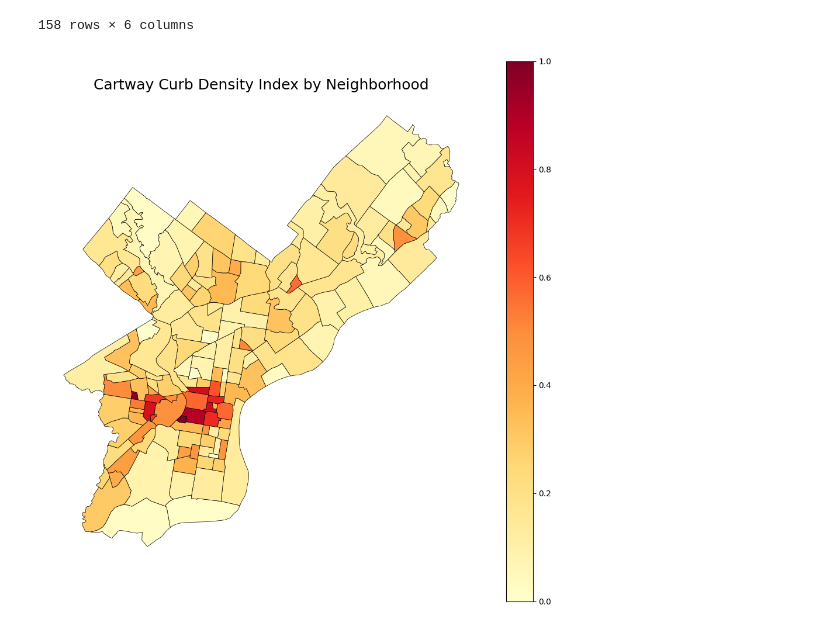
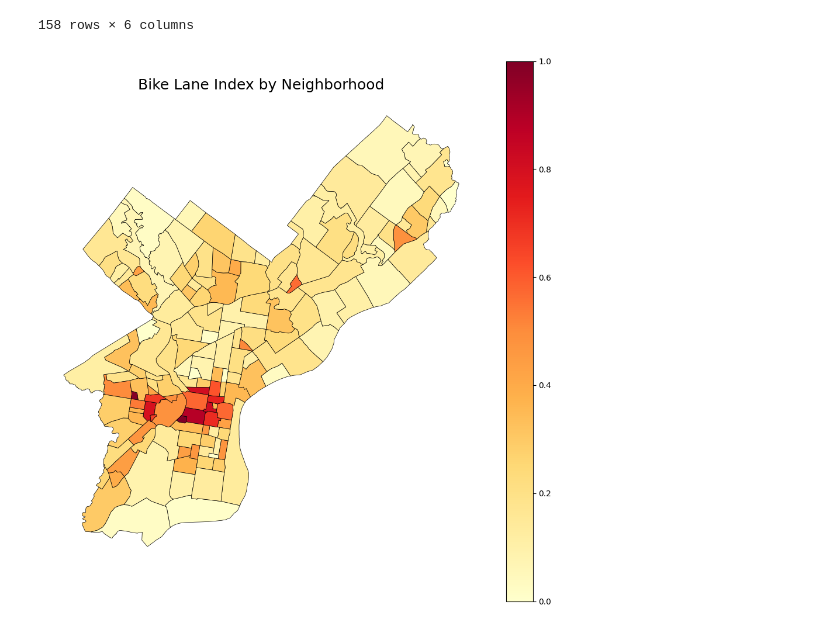
Before and after one commit to astauf03/musa5500-python-final, a Jupyter notebook: notebooks/mobility/mobility.ipynb, the cells around one changed output. Saved outputs shown, nothing was run; the diff lists cells and outputs as text; code cells hidden in the pictures.

```diff
--- a/notebooks/mobility/mobility.ipynb
+++ b/notebooks/mobility/mobility.ipynb
@@ -533,17 +533,17 @@ summary
 # %%
 
 fig, ax = plt.subplots(1, 1, figsize=(12, 12))
 summary.plot(
     column="bike_index",
     cmap="YlOrRd",
     legend=True,
     edgecolor="black",
     linewidth=0.5,
     ax=ax
 )
 
-ax.set_title("Cartway Curb Density Index by Neighborhood", fontsize=18)
+ax.set_title("Bike Lane Index by Neighborhood", fontsize=18)
 ax.axis("off")
 plt.show()
 # %% [output]
-[figure, old version]
+[figure, new version]
```
Also changed, not shown: parts of 10 cells of this notebook, 49 other files.
